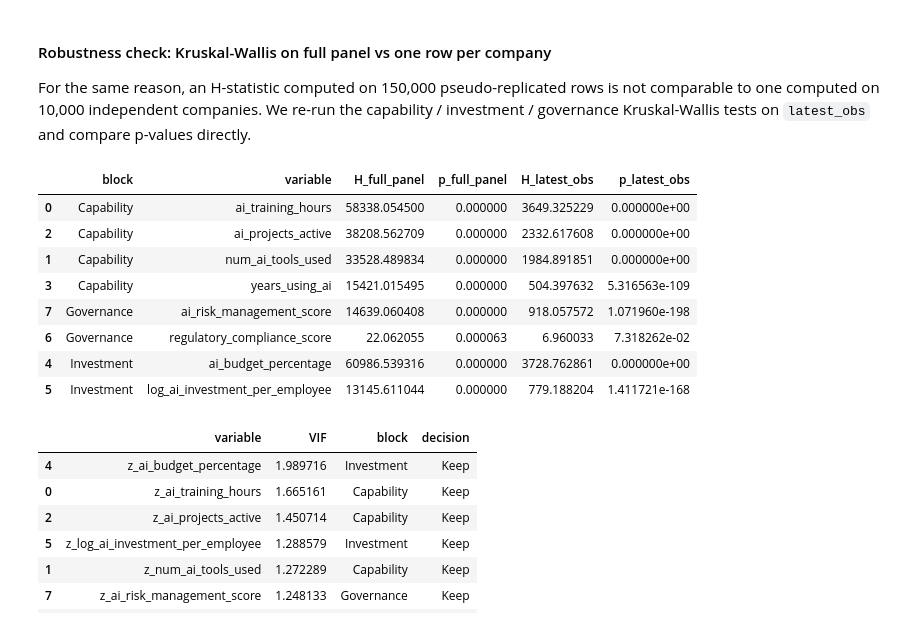
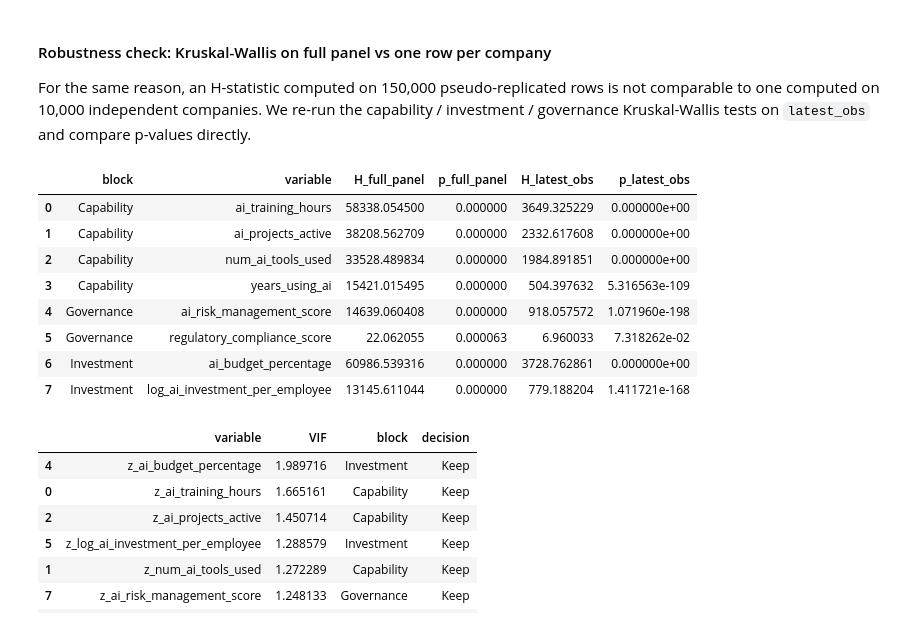
Before and after one commit to jiaobuchong/ai-adoption, a Jupyter notebook: IS630_Analysis_Sections_2to_5_FIXED_v2.ipynb, the cells around one changed output. Saved outputs shown, nothing was run; the diff lists cells and outputs as text; code cells hidden in the pictures.

```diff
--- a/IS630_Analysis_Sections_2to_5_FIXED_v2.ipynb
+++ b/IS630_Analysis_Sections_2to_5_FIXED_v2.ipynb
@@ -222,11 +179,9 @@ Name: missing_rate, dtype: float64
 # %%
 # Standardise numeric predictors used in regression models.
 standardise_cols = [
-    'log_num_employees', 'company_age',
     'ai_training_hours', 'num_ai_tools_used', 'ai_projects_active', 'years_using_ai',
     'ai_budget_percentage', 'log_ai_investment_per_employee',
-    'regulatory_compliance_score', 'ai_risk_management_score',
-    'digital_maturity_index'
+    'regulatory_compliance_score', 'ai_risk_management_score'
 ]
 
 for col in standardise_cols:
@@ -550,23 +505,22 @@ chi_table
 
 The chi-square tests above use all 150,000 firm-quarter rows, but each company contributes ~15 repeated rows, so the effective independent sample size is closer to 10,000. Repeated rows mechanically inflate chi-square statistics and shrink p-values. As a robustness check we recompute the same tests on `latest_obs` (one row per company) and compare the two side by side.
 # %%
-# ── FIX A: Chi-square robustness — full panel vs latest-observation-per-company ──
-chi_robust_rows = []
+# Robustness: reuse the full-panel chi-square computed above and add the latest-observation version.
+chi_latest_rows = []
 for col in cat_factors:
-    ct_full = pd.crosstab(df[col], df['advanced_adoption'])
-    chi2_full, p_full, v_full = cramers_v_from_table(ct_full)
-
     ct_dedup = pd.crosstab(latest_obs[col], latest_obs['advanced_adoption'])
     chi2_dedup, p_dedup, v_dedup = cramers_v_from_table(ct_dedup)
-
-    chi_robust_rows.append({
+    chi_latest_rows.append({
         'factor': col,
-        'chi2_full_panel': chi2_full, 'p_full_panel': p_full, 'cramers_v_full_panel': v_full,
         'chi2_latest_obs': chi2_dedup, 'p_latest_obs': p_dedup, 'cramers_v_latest_obs': v_dedup
     })
 
-chi_robust_table = pd.DataFrame(chi_robust_rows)
-print(f"n (full panel) = {len(df):,}   n (latest_obs) = {len(latest_obs):,}\n")
+chi_robust_table = (chi_table
+    .rename(columns={'chi2': 'chi2_full_panel', 'p_value': 'p_full_panel', 'cramers_v': 'cramers_v_full_panel'})
+    .merge(pd.DataFrame(chi_latest_rows), on='factor')
+    .set_index('factor').reindex(cat_factors).reset_index())
+print(f"n (full panel) = {len(df):,}   n (latest_obs) = {len(latest_obs):,}")
+print()
 chi_robust_table
 # %% [output]
 n (full panel) = 150,000   n (latest_obs) = 10,000
@@ -610,34 +564,29 @@ kw_table
 
 For the same reason, an H-statistic computed on 150,000 pseudo-replicated rows is not comparable to one computed on 10,000 independent companies. We re-run the capability / investment / governance Kruskal-Wallis tests on `latest_obs` and compare p-values directly.
 # %%
-# ── FIX B: Kruskal-Wallis robustness — full panel vs latest-observation-per-company ──
-kw_robust_rows = []
+# Robustness: reuse the full-panel Kruskal-Wallis computed above and add the latest-observation version.
+kw_latest_rows = []
 for block, cols in numeric_driver_blocks.items():
     for col in cols:
-        groups_full = [df.loc[df['ai_adoption_stage'] == stage, col].dropna() for stage in stage_order]
-        h_full, p_full = stats.kruskal(*groups_full)
-
         groups_dedup = [latest_obs.loc[latest_obs['ai_adoption_stage'] == stage, col].dropna() for stage in stage_order]
         h_dedup, p_dedup = stats.kruskal(*groups_dedup)
+        kw_latest_rows.append({'block': block, 'variable': col, 'H_latest_obs': h_dedup, 'p_latest_obs': p_dedup})
 
-        kw_robust_rows.append({
-            'block': block, 'variable': col,
-            'H_full_panel': h_full, 'p_full_panel': p_full,
-            'H_latest_obs': h_dedup, 'p_latest_obs': p_dedup
-        })
-
-kw_robust_table = pd.DataFrame(kw_robust_rows).sort_values(['block', 'H_full_panel'], ascending=[True, False])
+kw_robust_table = (kw_table
+    .rename(columns={'H_statistic': 'H_full_panel', 'p_value': 'p_full_panel'})
+    .merge(pd.DataFrame(kw_latest_rows), on=['block', 'variable'])
+    .sort_values(['block', 'H_full_panel'], ascending=[True, False]))
 kw_robust_table
 # %% [output]
 |  | block | variable | H_full_panel | p_full_panel | H_latest_obs | p_latest_obs |
 | 0 | Capability | ai_training_hours | 58338.054500 | 0.000000 | 3649.325229 | 0.000000e+00 |
-| 2 | Capability | ai_projects_active | 38208.562709 | 0.000000 | 2332.617608 | 0.000000e+00 |
-| 1 | Capability | num_ai_tools_used | 33528.489834 | 0.000000 | 1984.891851 | 0.000000e+00 |
+| 1 | Capability | ai_projects_active | 38208.562709 | 0.000000 | 2332.617608 | 0.000000e+00 |
+| 2 | Capability | num_ai_tools_used | 33528.489834 | 0.000000 | 1984.891851 | 0.000000e+00 |
 | 3 | Capability | years_using_ai | 15421.015495 | 0.000000 | 504.397632 | 5.316563e-109 |
-| 7 | Governance | ai_risk_management_score | 14639.060408 | 0.000000 | 918.057572 | 1.071960e-198 |
-| 6 | Governance | regulatory_compliance_score | 22.062055 | 0.000063 | 6.960033 | 7.318262e-02 |
-| 4 | Investment | ai_budget_percentage | 60986.539316 | 0.000000 | 3728.762861 | 0.000000e+00 |
-| 5 | Investment | log_ai_investment_per_employee | 13145.611044 | 0.000000 | 779.188204 | 1.411721e-168 |
+| 4 | Governance | ai_risk_management_score | 14639.060408 | 0.000000 | 918.057572 | 1.071960e-198 |
+| 5 | Governance | regulatory_compliance_score | 22.062055 | 0.000063 | 6.960033 | 7.318262e-02 |
+| 6 | Investment | ai_budget_percentage | 60986.539316 | 0.000000 | 3728.762861 | 0.000000e+00 |
+| 7 | Investment | log_ai_investment_per_employee | 13145.611044 | 0.000000 | 779.188204 | 1.411721e-168 |
 # %%
 # Corrected VIF check: log-transform skewed variables, standardise, and include an intercept.
 firm_driver_cols = [
```
Also changed, not shown: parts of 9 cells of this notebook, 7 other files.
